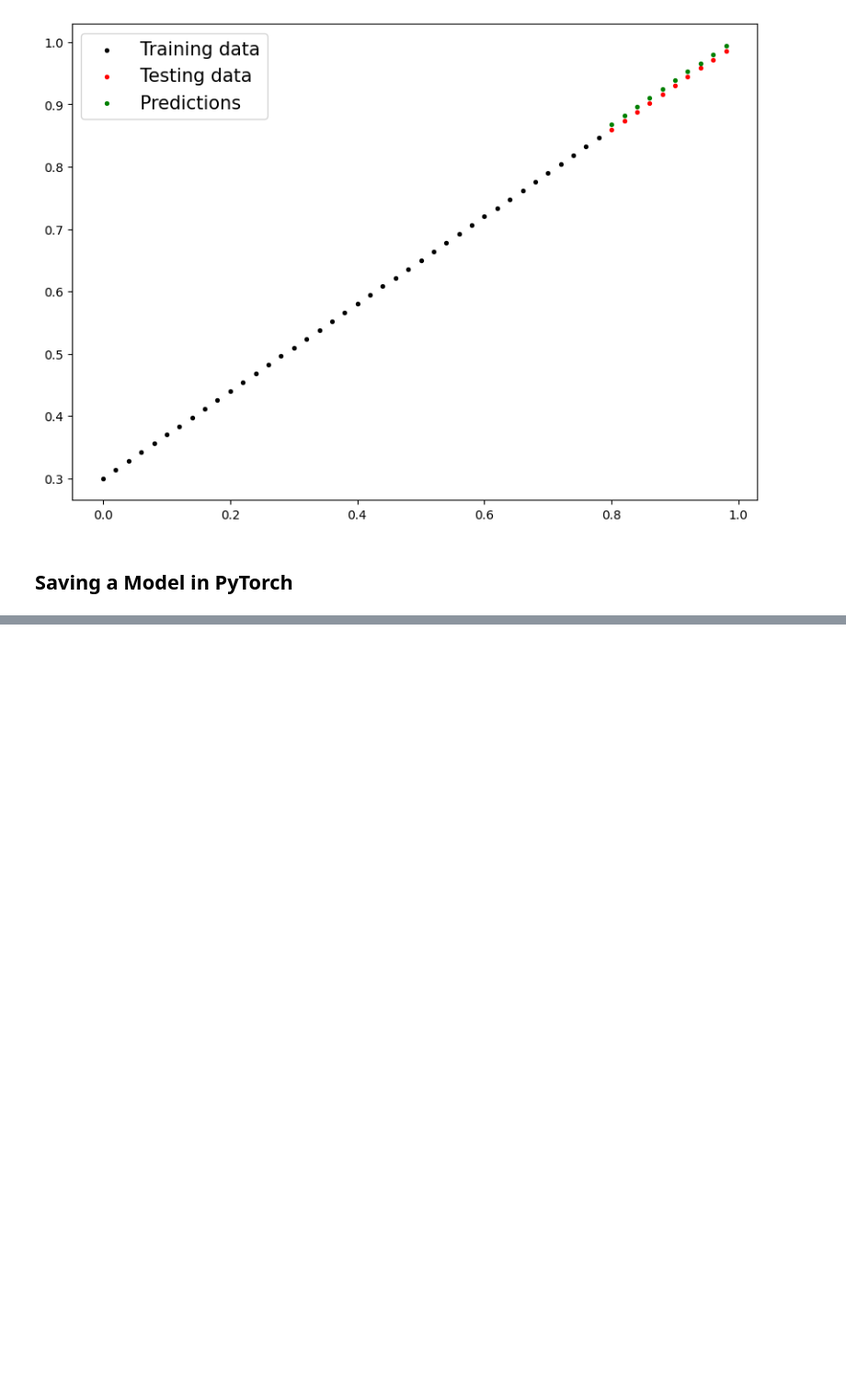
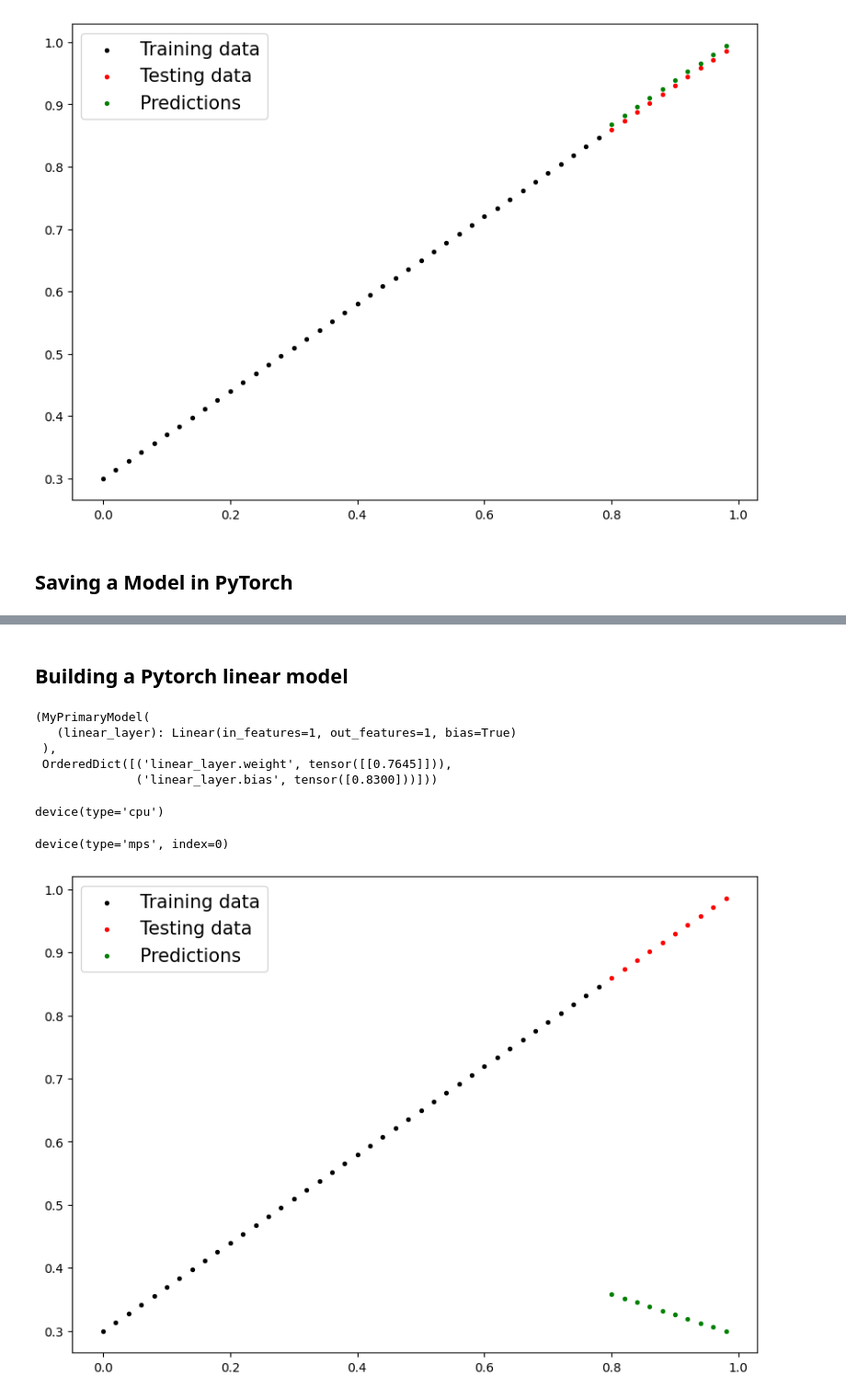
Before and after one commit to sinayassari/ai-ml-dl-intro, a Jupyter notebook: example/01_pytorch_workflow.ipynb, the cells around one changed output, grey strips where cells are left out. Shown at 92% size. Drawn from its saved outputs; the diff is of its cells as text; code cells hidden in the pictures; blank space fills up the shorter version.

Commit message:
Build and train model

```diff
--- a/example/01_pytorch_workflow.ipynb
+++ b/example/01_pytorch_workflow.ipynb
@@ -286,0 +321,11 @@ torch.save(obj=model_0.state_dict(),
+# %%
+weight = 0.7
+bias = 0.3
+
+start = 0
+end = 1
+step = 0.02
+
+X = torch.arange(start, end, step).unsqueeze(dim=1)
+y = weight * X + bias
+X[:10], y[:10]
@@ -286,0 +353,6 @@ torch.save(obj=model_0.state_dict(),
+# %%
+# The 80% / 20% split for training and test
+train_split = int(0.8 * len(X))
+X_train, y_train = X[:train_split], y[:train_split]
+X_test, y_test = X[train_split:], y[train_split:]
+len(X_train), len(y_train), len(X_test), len(y_test)
@@ -286,0 +365,36 @@ torch.save(obj=model_0.state_dict(),
+# %% [markdown]
+## Building a Pytorch linear model
+# %%
+class MyPrimaryModel(nn.Module):
+    def __init__(self):
+        super().__init__()
+        # Use nn.Linear
+        self.linear_layer = nn.Linear(in_features=1,
+                                      out_features=1)
+    def forward(self, X: torch.Tensor) -> torch.Tensor:
+        return self.linear_layer(X)
+
+torch.manual_seed(42)
+first_model = MyPrimaryModel()
+first_model, first_model.state_dict()
+# %% [output]
+(MyPrimaryModel(
+   (linear_layer): Linear(in_features=1, out_features=1, bias=True)
+ ),
+ OrderedDict([('linear_layer.weight', tensor([[0.7645]])),
+              ('linear_layer.bias', tensor([0.8300]))]))
+# %%
+next(first_model.parameters()).device
+# %% [output]
+device(type='cpu')
+# %%
+first_model.to(device)
+next(first_model.parameters()).device
+# %% [output]
+device(type='mps', index=0)
+# %%
+my_model = MyPrimaryModel()
+with torch.inference_mode():
+  plot_predictions(predictions=my_model(X_test.cpu()))
+# %% [output]
+[figure, added]
```
Also changed, not shown: parts of 27 cells of this notebook.
